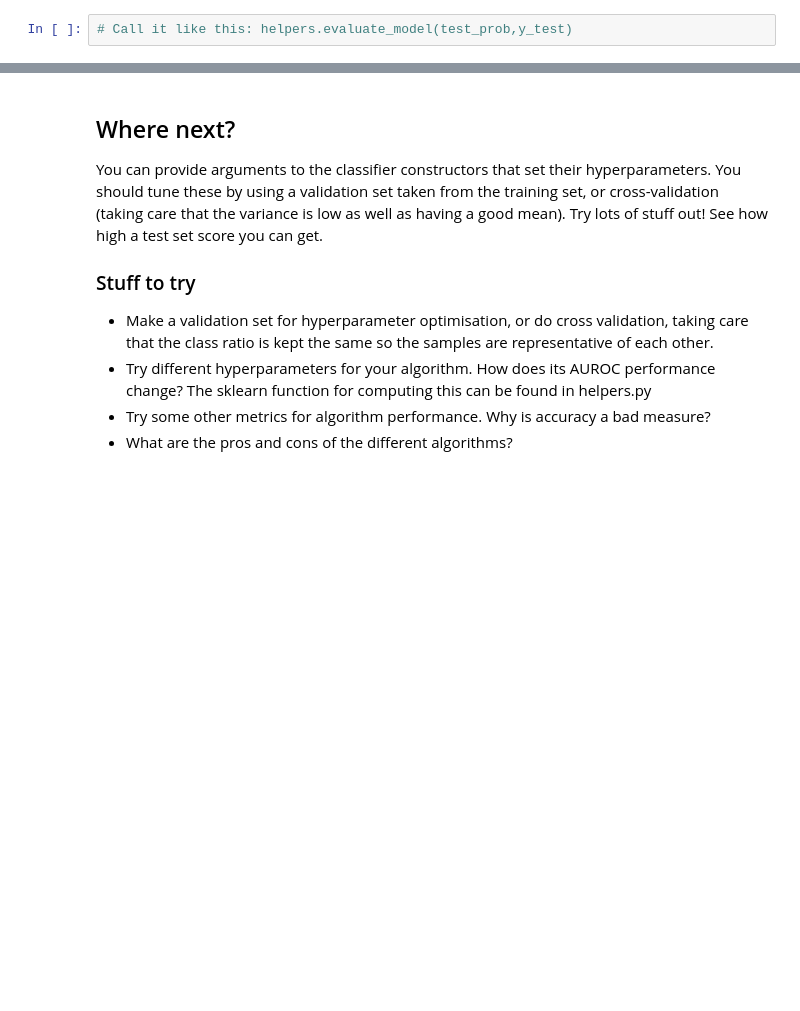
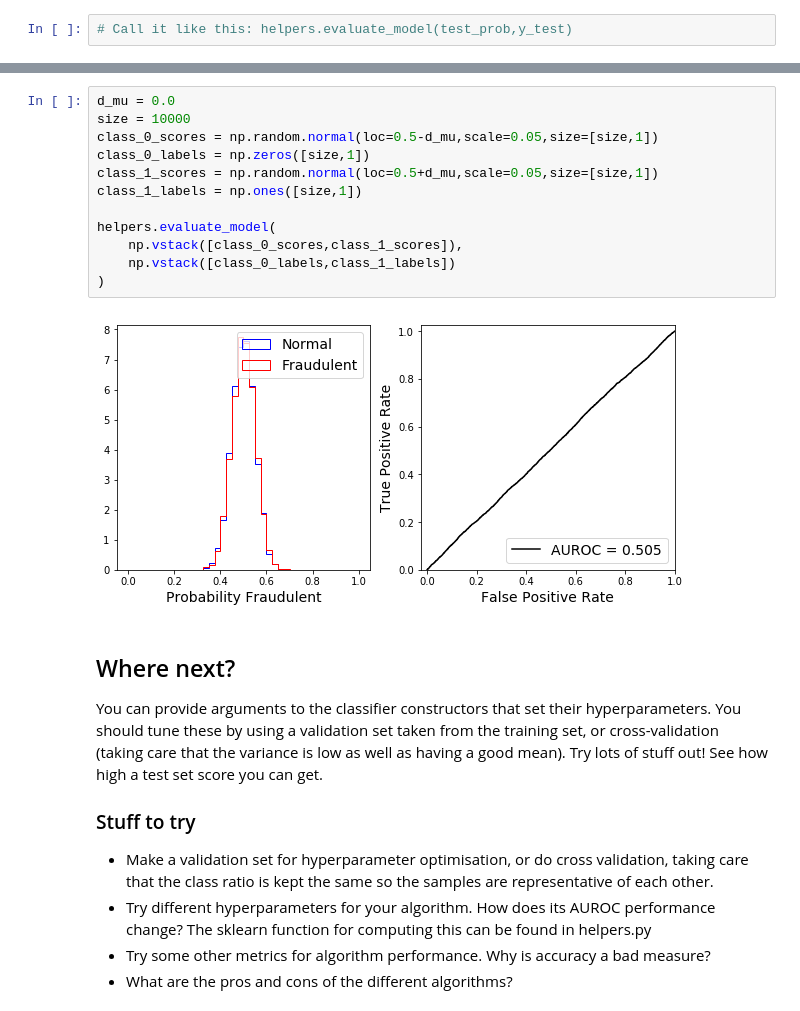
Before and after one commit to J-C-Wright/ML_Practical_1, a Jupyter notebook: Credit Card Fraud Dataset.ipynb, the cells around one changed output, grey strips where cells are left out. Saved outputs shown, nothing was run; the diff lists cells and outputs as text; blank space fills up the shorter version.

Commit message:
Adds a little aside demo for ROC curves and score distributions

```diff
--- a/Credit Card Fraud Dataset.ipynb
+++ b/Credit Card Fraud Dataset.ipynb
@@ -147,3 +152,17 @@ The helper function evaluate_model produces a plot of the score (prob) outputs o
+# %%
+d_mu = 0.0
+size = 10000
+class_0_scores = np.random.normal(loc=0.5-d_mu,scale=0.05,size=[size,1])
+class_0_labels = np.zeros([size,1])
+class_1_scores = np.random.normal(loc=0.5+d_mu,scale=0.05,size=[size,1])
+class_1_labels = np.ones([size,1])
+
+helpers.evaluate_model(
+    np.vstack([class_0_scores,class_1_scores]),
+    np.vstack([class_0_labels,class_1_labels])
+)
+# %% [output]
+[figure, added]
 # %% [markdown]
 ## Where next?
 
```
Also changed, not shown: parts of 1 cell of this notebook.
